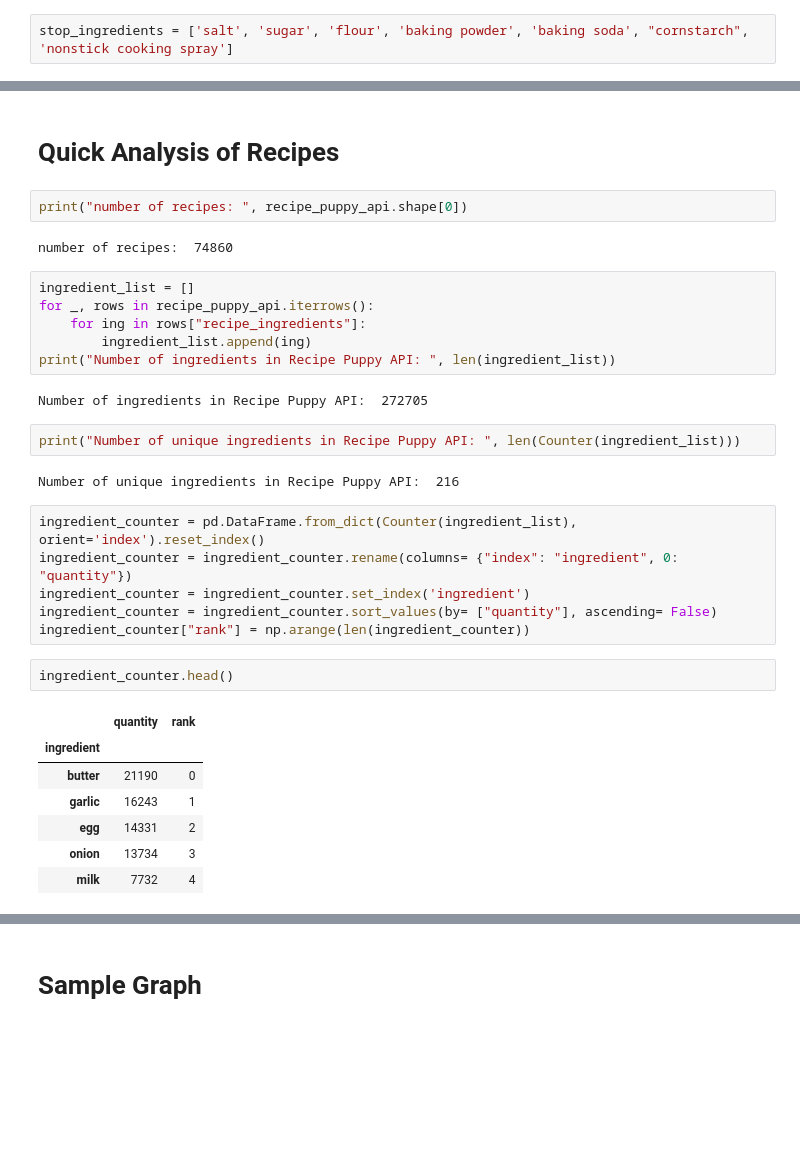
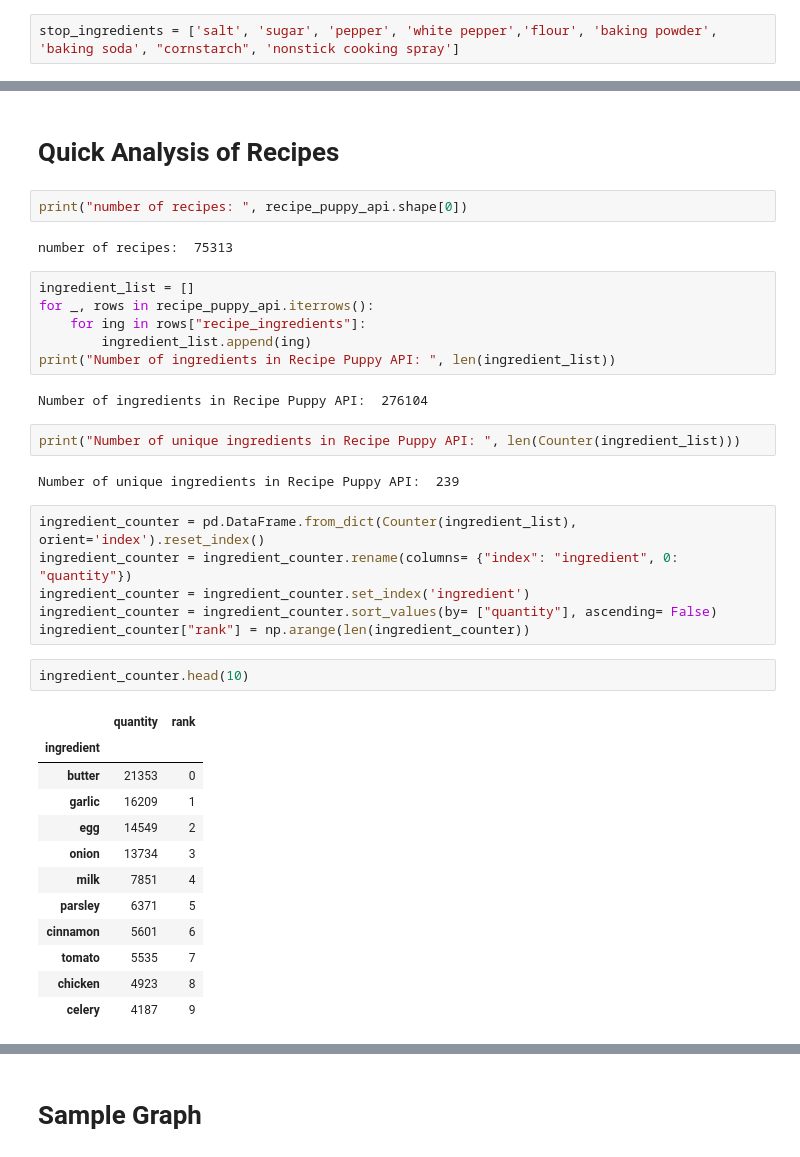
Before and after one commit to ryoiwata/capstone_2, a Jupyter notebook: big_food_nb.ipynb, the cells around one changed output, grey strips where cells are left out. Cells and saved outputs as stored; diff of their text form; blank space fills up the shorter version.

```diff
--- a/big_food_nb.ipynb
+++ b/big_food_nb.ipynb
@@ -175,7 +176,7 @@ Number of unique ingredients in Recipe Puppy API:  1637
 # %% [markdown]
 # Removing stop ingredients, Data Processing
 # %%
-stop_ingredients = ['salt', 'sugar', 'flour', 'baking powder', 'baking soda', "cornstarch", 'nonstick cooking spray']
+stop_ingredients = ['salt', 'sugar', 'pepper', 'white pepper','flour', 'baking powder', 'baking soda', "cornstarch", 'nonstick cooking spray']
 # %%
 searched_ingredient_list = [x for x in searched_ingredient_list if x not in stop_ingredients]
 # %% [markdown]
@@ -280,7 +281,7 @@ recipe_puppy_api.head()
 # %%
 print("number of recipes: ", recipe_puppy_api.shape[0])
 # %% [output]
-number of recipes:  74860
+number of recipes:  75313
 # %%
 ingredient_list = []
 for _, rows in recipe_puppy_api.iterrows():
@@ -288,11 +289,11 @@ for _, rows in recipe_puppy_api.iterrows():
         ingredient_list.append(ing)
 print("Number of ingredients in Recipe Puppy API: ", len(ingredient_list))
 # %% [output]
-Number of ingredients in Recipe Puppy API:  272705
+Number of ingredients in Recipe Puppy API:  276104
 # %%
 print("Number of unique ingredients in Recipe Puppy API: ", len(Counter(ingredient_list)))
 # %% [output]
-Number of unique ingredients in Recipe Puppy API:  216
+Number of unique ingredients in Recipe Puppy API:  239
 # %%
 ingredient_counter = pd.DataFrame.from_dict(Counter(ingredient_list), orient='index').reset_index()
 ingredient_counter = ingredient_counter.rename(columns= {"index": "ingredient", 0: "quantity"})
@@ -300,15 +301,20 @@ ingredient_counter = ingredient_counter.set_index('ingredient')
 ingredient_counter = ingredient_counter.sort_values(by= ["quantity"], ascending= False)
 ingredient_counter["rank"] = np.arange(len(ingredient_counter))
 # %%
-ingredient_counter.head()
+ingredient_counter.head(10)
 # %% [output]
 |  | quantity | rank |
 | ingredient |  |  |
-| butter | 21190 | 0 |
-| garlic | 16243 | 1 |
-| egg | 14331 | 2 |
+| butter | 21353 | 0 |
+| garlic | 16209 | 1 |
+| egg | 14549 | 2 |
 | onion | 13734 | 3 |
-| milk | 7732 | 4 |
+| milk | 7851 | 4 |
+| parsley | 6371 | 5 |
+| cinnamon | 5601 | 6 |
+| tomato | 5535 | 7 |
+| chicken | 4923 | 8 |
+| celery | 4187 | 9 |
 # %%
 ingredient_counter["quantity"].describe()
 # %% [output]
```
Also changed, not shown: parts of 26 cells of this notebook.
